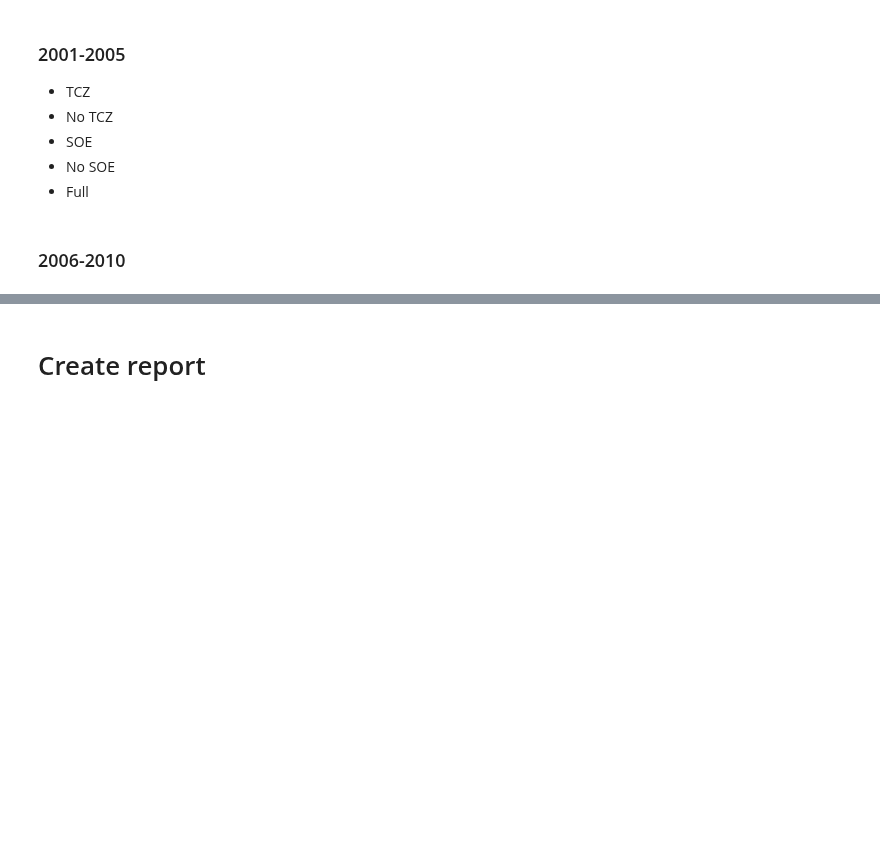
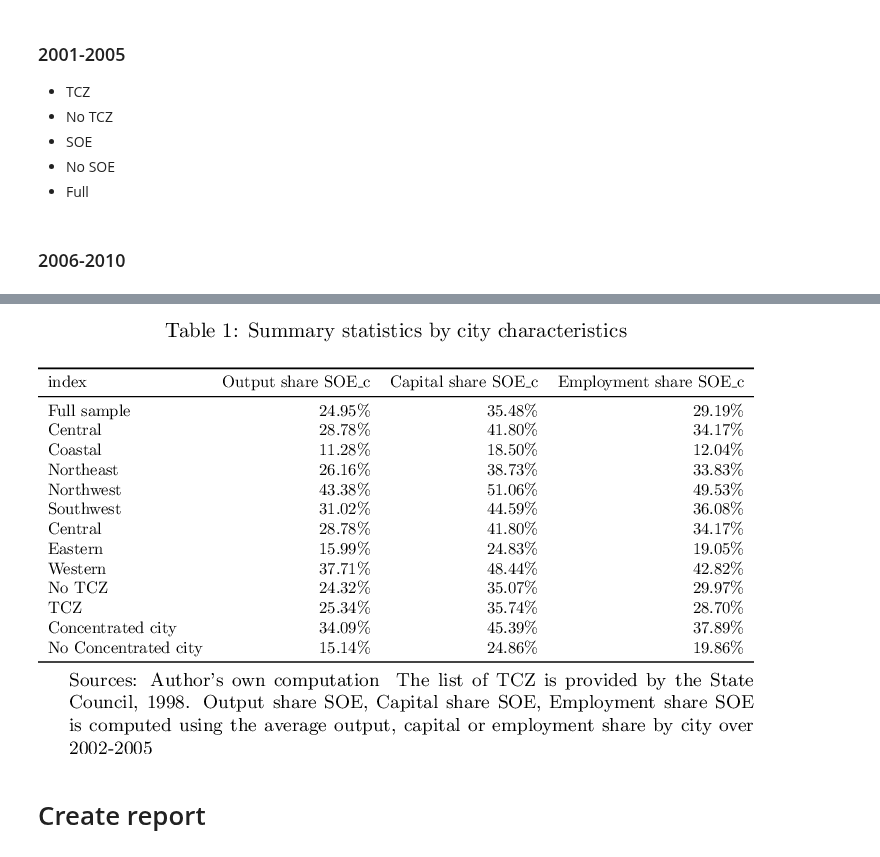
Before and after one commit to thomaspernet/SBC_pollution_China, a Jupyter notebook: Data_analysis/05_New_Tables/11_SBC_tables_sum_stat.ipynb, the cells around one changed output, grey strips where cells are left out. Drawn from its saved outputs; the diff is of its cells as text; code cells hidden in the pictures; blank space fills up the shorter version.

```diff
--- a/Data_analysis/05_New_Tables/11_SBC_tables_sum_stat.ipynb
+++ b/Data_analysis/05_New_Tables/11_SBC_tables_sum_stat.ipynb
@@ -628,3 +722,51 @@ display(img)
+# %%
+t1 = df_final_SOE_table2.groupby('Lower_location')[['share_output_agg_o', 'share_fa_net_agg_o',
+       'share_employement_agg_o']].mean()
+# %%
+t2 = df_final_SOE_table2.groupby('Larger_location')[['share_output_agg_o', 'share_fa_net_agg_o',
+       'share_employement_agg_o']].mean()
+# %%
+t3 = df_final_SOE_table2.groupby('TCZ_c')[['share_output_agg_o', 'share_fa_net_agg_o',
+       'share_employement_agg_o']].mean().rename(index={'No_TCZ': 'No TCZ'})
+# %%
+t4 = (df_final_SOE_table2
+ .merge(df_herfhindal_final)
+ .groupby('concentrated_city')[['share_output_agg_o', 'share_fa_net_agg_o',
+       'share_employement_agg_o']]
+ .mean()
+)
+# %%
+for i in range(1, 19):
+    try:
+        os.remove("table_{}.pdf".format(i))
+        os.remove("table_{}.tex".format(i))
+        os.remove("table_{}.txt".format(i))
+    except:
+        pass
+
+title = "Summary statistics by city characteristics"
+header = ["Output share SOE_c", "Capital share SOE_c","Employment share SOE_c"]
+pd.concat([t0, t1, t2, t3, t4], axis = 0).to_latex(
+    'table_1.tex',
+    caption = title,
+    index=True,
+    label = "table_1",
+    header = header,
+    float_format="{:,.2%}".format)
+
+table_nte = """
+Sources: Author's own computation \\
+      The list of TCZ is provided by the State Council, 1998.
+      Output share SOE, Capital share SOE, Employment share SOE is computed
+      using the average output, capital or employment share by city over 2002-2005
+
+"""
+lb.beautify_table(table_nte = table_nte,
+                  name = 'table_1',
+                  jupyter_preview  = True,
+                  resolution = 150)
+# %% [output]
+[figure, added]
 # %% [markdown]
 # Create report
 # %%
```
Also changed, not shown: parts of 15 cells of this notebook, 1 other file.
